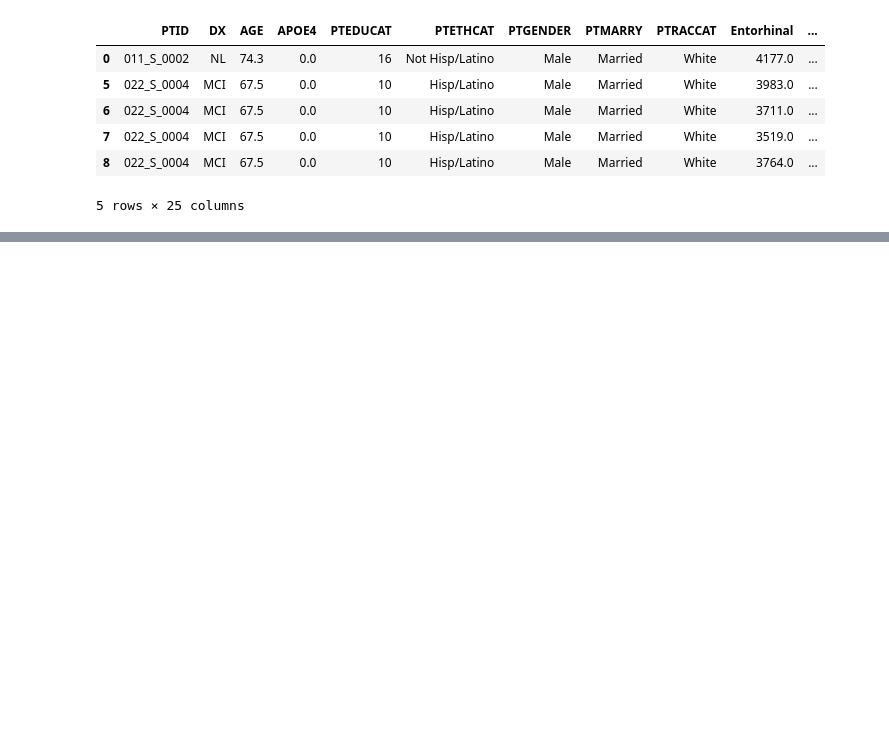
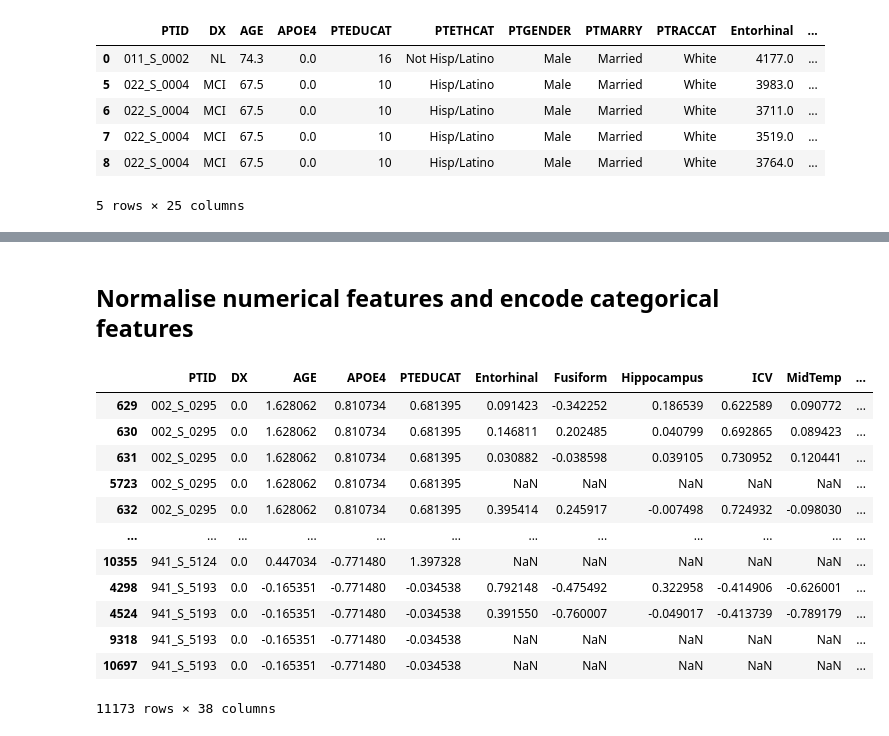
Before and after one commit to djessedirckx/mocia-research-internship, a Jupyter notebook: eda_preprocessing/Preprocessing.ipynb, the cells around one changed output, grey strips where cells are left out. Cells and saved outputs as stored; diff of their text form; code cells hidden in the pictures; blank space fills up the shorter version.

Commit message:
Preprocessing, incomple data imputation

```diff
--- a/eda_preprocessing/Preprocessing.ipynb
+++ b/eda_preprocessing/Preprocessing.ipynb
@@ -108,0 +110,5 @@ study_df[study_df['PTID'] == '023_S_0042']
+# %%
+# Check missing values per column
+test_df = study_df.copy()
+
+count_missing(test_df)
@@ -108,0 +147,5 @@ study_df[study_df['PTID'] == '023_S_0042']
+# %%
+# Use zero-order interpolation on the data (execute per patient)
+for pt in tqdm(test_df['PTID'].unique()):
+    events = test_df.loc[test_df['PTID'] == pt]
+    test_df.loc[events.index, events.columns[2:-1]] = events[events.columns[2:-1]].interpolate(method='zero')
@@ -108,0 +172,29 @@ study_df[study_df['PTID'] == '023_S_0042']
+# %% [markdown]
+## Normalise numerical features and encode categorical features
+# %%
+# Normalize numerical features
+for column in test_df.columns[np.r_[2:5, 9:24]]:
+    test_df[column] = (test_df[column] - test_df[column].mean()) / test_df[column].std()
+# %%
+# One-hot encode categorical features
+for column in test_df.columns[5:9]:
+    test_df = pd.concat([test_df, pd.get_dummies(test_df[column], prefix=column)], axis=1)
+
+# Drop categorical columns
+test_df = test_df.drop(test_df.columns[5:9], axis=1)
+# %%
+test_df
+# %% [output]
+|  | PTID | DX | AGE | APOE4 | PTEDUCAT | Entorhinal | Fusiform | Hippocampus | ICV | MidTemp | ... |
+| 629 | 002_S_0295 | 0.0 | 1.628062 | 0.810734 | 0.681395 | 0.091423 | -0.342252 | 0.186539 | 0.622589 | 0.090772 | ... |
+| 630 | 002_S_0295 | 0.0 | 1.628062 | 0.810734 | 0.681395 | 0.146811 | 0.202485 | 0.040799 | 0.692865 | 0.089423 | ... |
+| 631 | 002_S_0295 | 0.0 | 1.628062 | 0.810734 | 0.681395 | 0.030882 | -0.038598 | 0.039105 | 0.730952 | 0.120441 | ... |
+| 5723 | 002_S_0295 | 0.0 | 1.628062 | 0.810734 | 0.681395 | NaN | NaN | NaN | NaN | NaN | ... |
+| 632 | 002_S_0295 | 0.0 | 1.628062 | 0.810734 | 0.681395 | 0.395414 | 0.245917 | -0.007498 | 0.724932 | -0.098030 | ... |
+| ... | ... | ... | ... | ... | ... | ... | ... | ... | ... | ... | ... |
+| 10355 | 941_S_5124 | 0.0 | 0.447034 | -0.771480 | 1.397328 | NaN | NaN | NaN | NaN | NaN | ... |
+| 4298 | 941_S_5193 | 0.0 | -0.165351 | -0.771480 | -0.034538 | 0.792148 | -0.475492 | 0.322958 | -0.414906 | -0.626001 | ... |
+| 4524 | 941_S_5193 | 0.0 | -0.165351 | -0.771480 | -0.034538 | 0.391550 | -0.760007 | -0.049017 | -0.413739 | -0.789179 | ... |
+| 9318 | 941_S_5193 | 0.0 | -0.165351 | -0.771480 | -0.034538 | NaN | NaN | NaN | NaN | NaN | ... |
+| 10697 | 941_S_5193 | 0.0 | -0.165351 | -0.771480 | -0.034538 | NaN | NaN | NaN | NaN | NaN | ... |
+11173 rows × 38 columns
```
Also changed, not shown: parts of 17 cells of this notebook.
